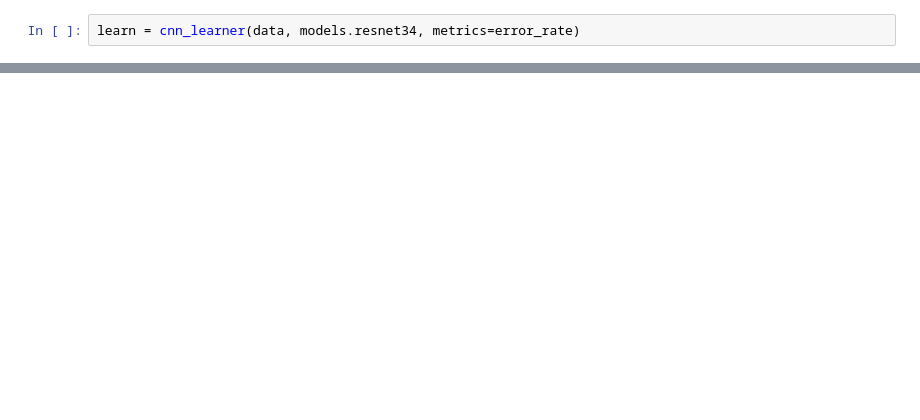
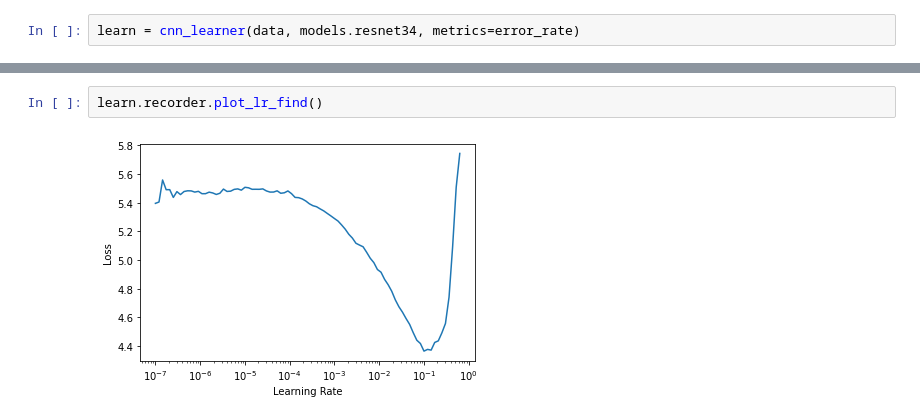
Before and after one commit to cid2rrrr/0220dbtest, a Jupyter notebook: test.ipynb, the cells around one changed output, grey strips where cells are left out. Cells and saved outputs as stored; diff of their text form; blank space fills up the shorter version.

```diff
--- a/test.ipynb
+++ b/test.ipynb
@@ -340 +199,5 @@ AttributeError: 'Sequential' object has no attribute 'plot'
+# %%
+learn.recorder.plot_lr_find()
+# %% [output]
+[figure, added]
 # %%
```
Also changed, not shown: parts of 30 cells of this notebook.
